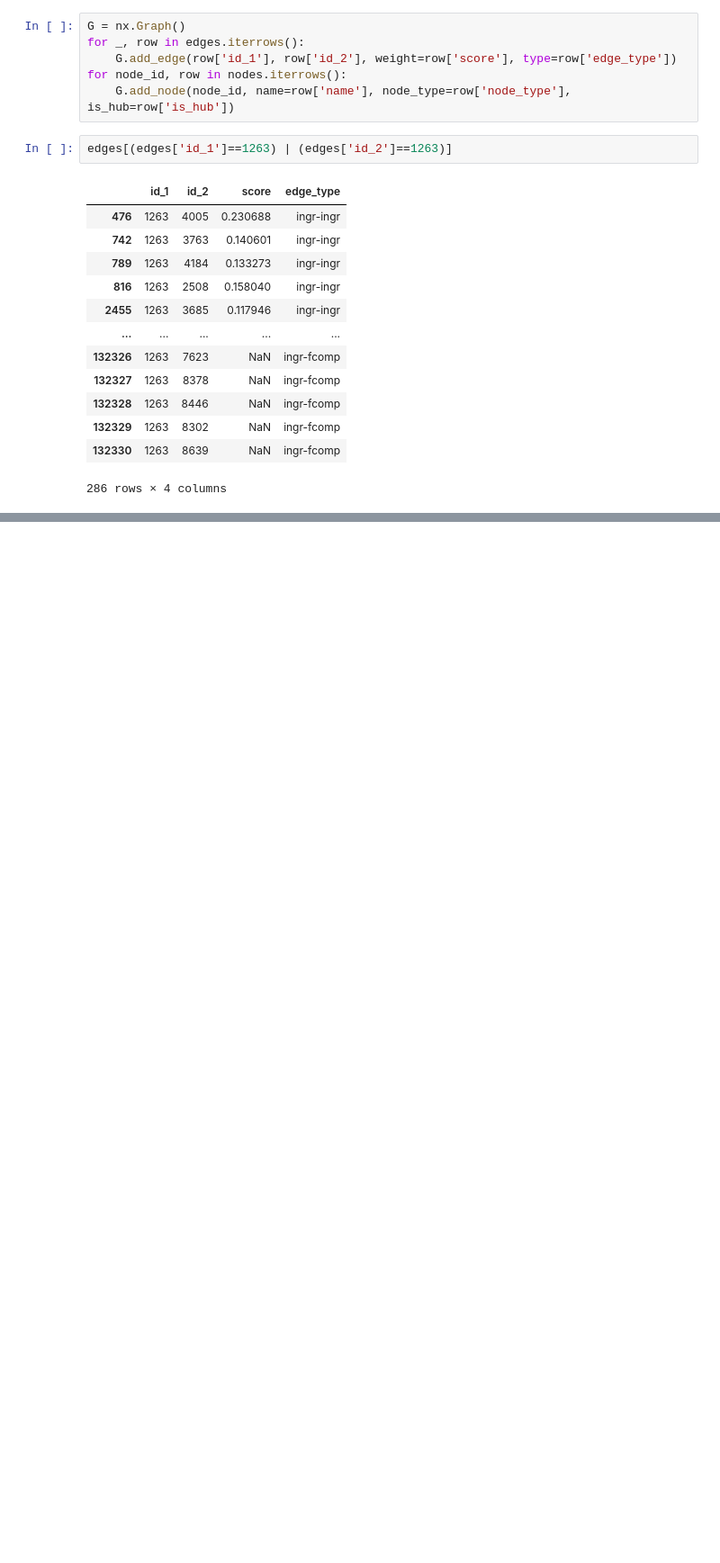
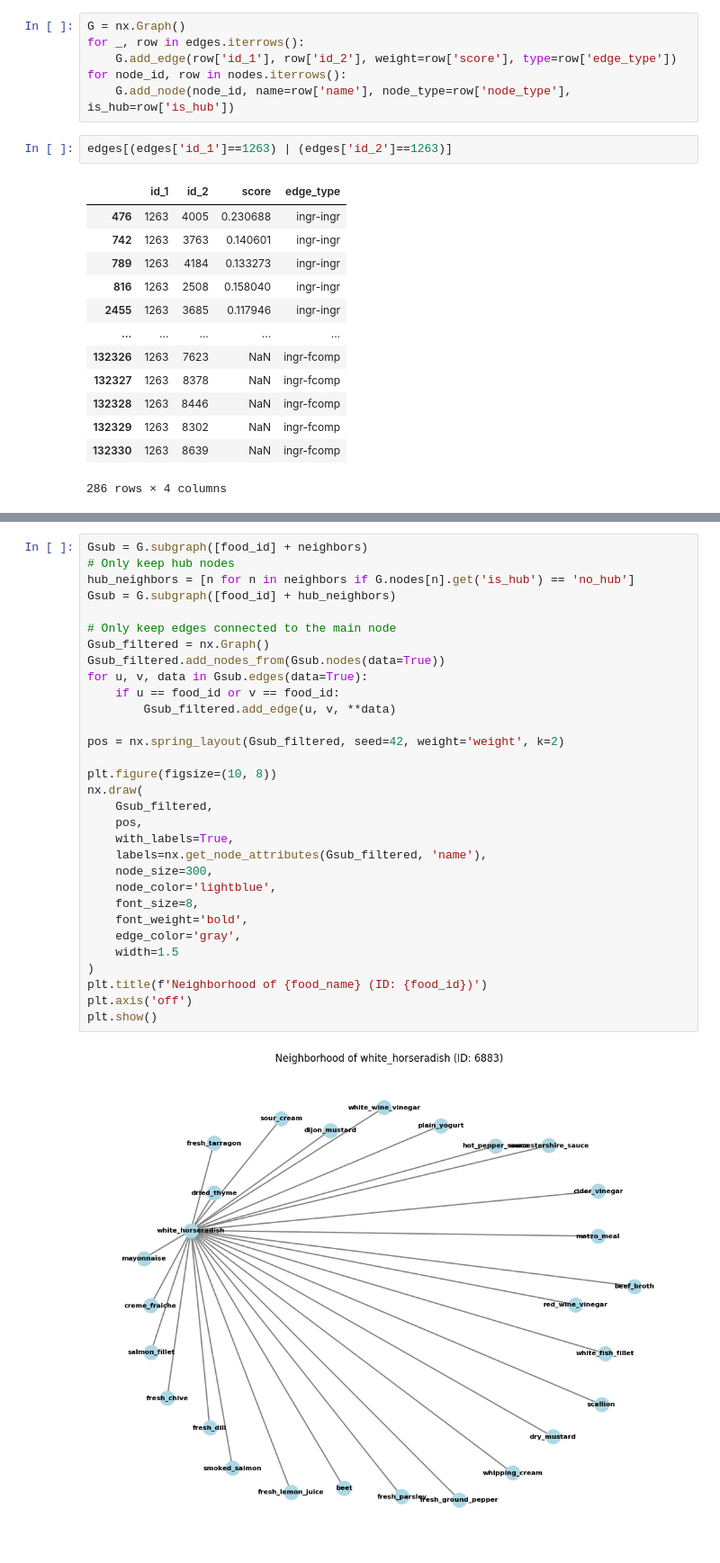
Before and after one commit to Marcrulo/ElevateMyDish, a Jupyter notebook: src/main.ipynb, the cells around one changed output, grey strips where cells are left out. Shown at 90% size. Cells and saved outputs as stored; diff of their text form; blank space fills up the shorter version.

```diff
--- a/src/main.ipynb
+++ b/src/main.ipynb
@@ -87,0 +100,33 @@ plt.show()
+# %%
+Gsub = G.subgraph([food_id] + neighbors)
+# Only keep hub nodes
+hub_neighbors = [n for n in neighbors if G.nodes[n].get('is_hub') == 'no_hub']
+Gsub = G.subgraph([food_id] + hub_neighbors)
+
+# Only keep edges connected to the main node
+Gsub_filtered = nx.Graph()
+Gsub_filtered.add_nodes_from(Gsub.nodes(data=True))
+for u, v, data in Gsub.edges(data=True):
+    if u == food_id or v == food_id:
+        Gsub_filtered.add_edge(u, v, **data)
+
+pos = nx.spring_layout(Gsub_filtered, seed=42, weight='weight', k=2)
+
+plt.figure(figsize=(10, 8))
+nx.draw(
+    Gsub_filtered,
+    pos,
+    with_labels=True,
+    labels=nx.get_node_attributes(Gsub_filtered, 'name'),
+    node_size=300,
+    node_color='lightblue',
+    font_size=8,
+    font_weight='bold',
+    edge_color='gray',
+    width=1.5
+)
+plt.title(f'Neighborhood of {food_name} (ID: {food_id})')
+plt.axis('off')
+plt.show()
+# %% [output]
+[figure, added]
```
Also changed, not shown: parts of 3 cells of this notebook, 2 other files.
